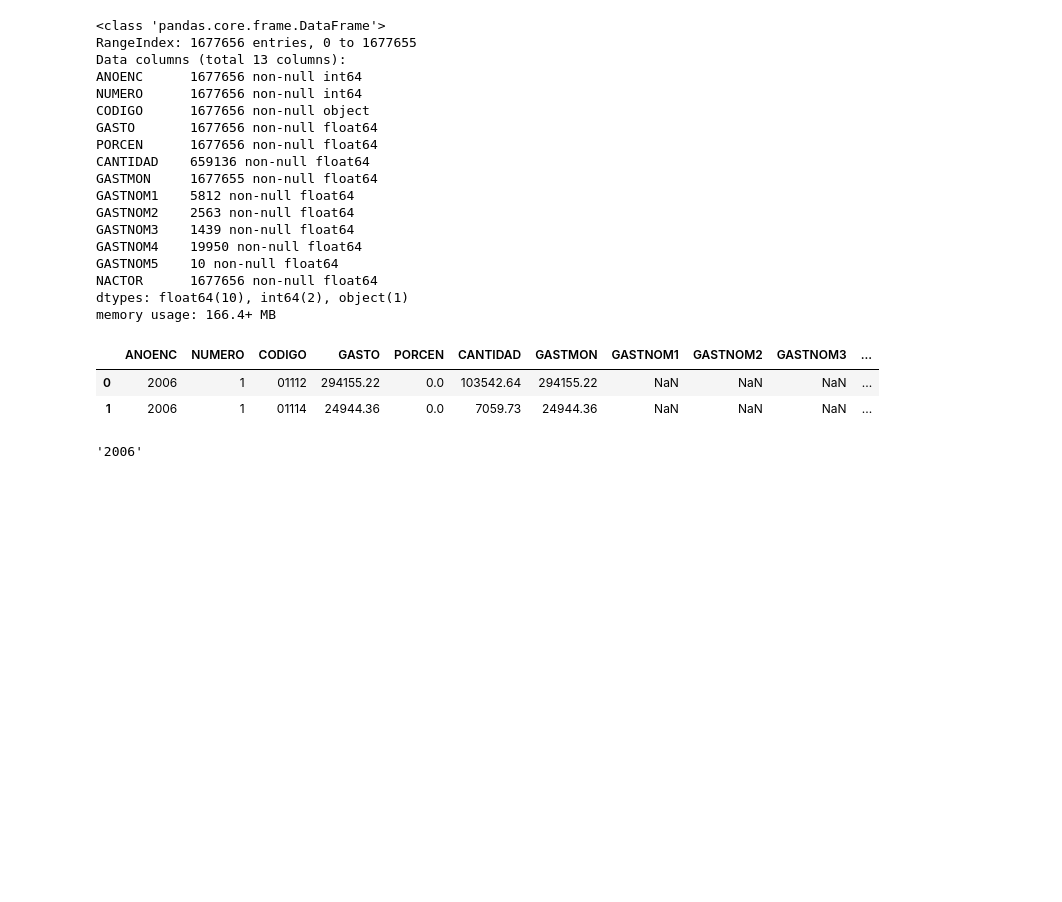
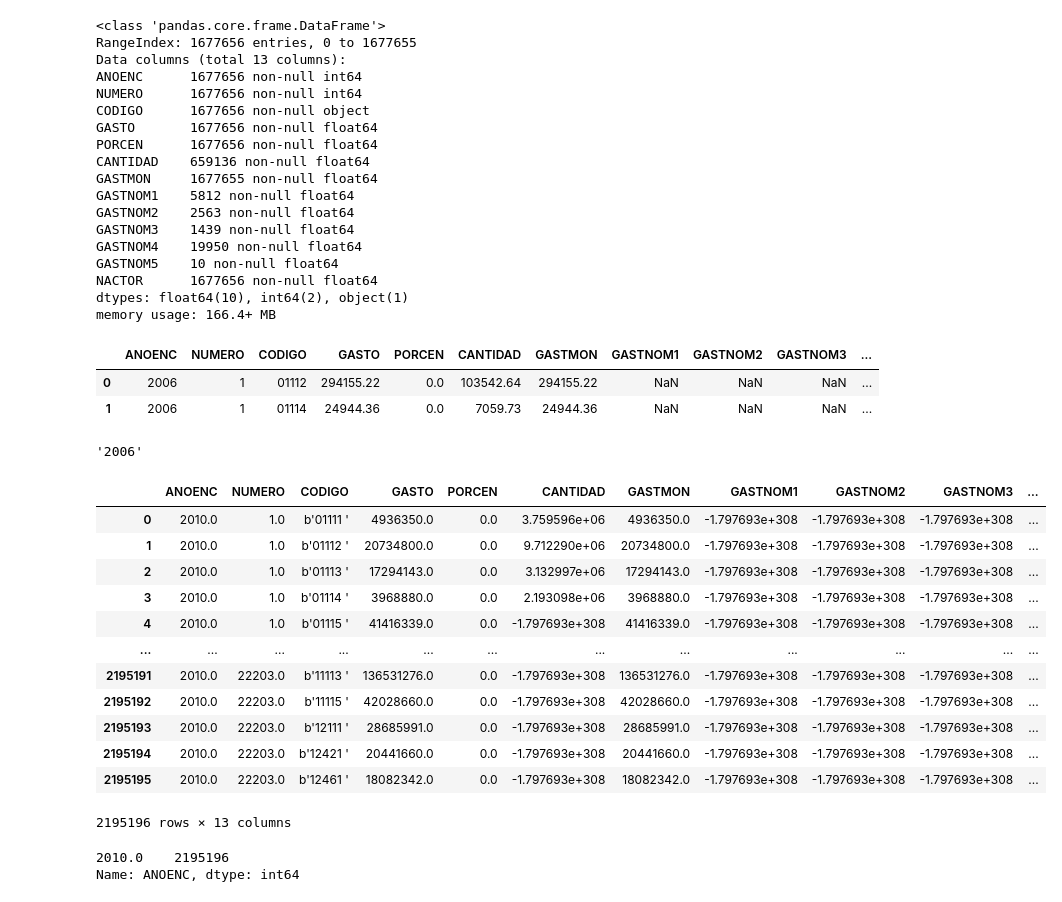
Before and after one commit to fserrey/aca-water-affordability, a Jupyter notebook: notebooks/dec_notebooks/0_load_data_test.ipynb, the cells around one changed output. Saved outputs shown, nothing was run; the diff lists cells and outputs as text; code cells hidden in the pictures; blank space fills up the shorter version.

```diff
--- a/notebooks/dec_notebooks/0_load_data_test.ipynb
+++ b/notebooks/dec_notebooks/0_load_data_test.ipynb
@@ -111,0 +123,21 @@ df.head(2)
+# %%
+df
+# %% [output]
+|  | ANOENC | NUMERO | CODIGO | GASTO | PORCEN | CANTIDAD | GASTMON | GASTNOM1 | GASTNOM2 | GASTNOM3 | ... |
+| 0 | 2010.0 | 1.0 | b'01111 ' | 4936350.0 | 0.0 | 3.759596e+06 | 4936350.0 | -1.797693e+308 | -1.797693e+308 | -1.797693e+308 | ... |
+| 1 | 2010.0 | 1.0 | b'01112 ' | 20734800.0 | 0.0 | 9.712290e+06 | 20734800.0 | -1.797693e+308 | -1.797693e+308 | -1.797693e+308 | ... |
+| 2 | 2010.0 | 1.0 | b'01113 ' | 17294143.0 | 0.0 | 3.132997e+06 | 17294143.0 | -1.797693e+308 | -1.797693e+308 | -1.797693e+308 | ... |
+| 3 | 2010.0 | 1.0 | b'01114 ' | 3968880.0 | 0.0 | 2.193098e+06 | 3968880.0 | -1.797693e+308 | -1.797693e+308 | -1.797693e+308 | ... |
+| 4 | 2010.0 | 1.0 | b'01115 ' | 41416339.0 | 0.0 | -1.797693e+308 | 41416339.0 | -1.797693e+308 | -1.797693e+308 | -1.797693e+308 | ... |
+| ... | ... | ... | ... | ... | ... | ... | ... | ... | ... | ... | ... |
+| 2195191 | 2010.0 | 22203.0 | b'11113 ' | 136531276.0 | 0.0 | -1.797693e+308 | 136531276.0 | -1.797693e+308 | -1.797693e+308 | -1.797693e+308 | ... |
+| 2195192 | 2010.0 | 22203.0 | b'11115 ' | 42028660.0 | 0.0 | -1.797693e+308 | 42028660.0 | -1.797693e+308 | -1.797693e+308 | -1.797693e+308 | ... |
+| 2195193 | 2010.0 | 22203.0 | b'12111 ' | 28685991.0 | 0.0 | -1.797693e+308 | 28685991.0 | -1.797693e+308 | -1.797693e+308 | -1.797693e+308 | ... |
+| 2195194 | 2010.0 | 22203.0 | b'12421 ' | 20441660.0 | 0.0 | -1.797693e+308 | 20441660.0 | -1.797693e+308 | -1.797693e+308 | -1.797693e+308 | ... |
+| 2195195 | 2010.0 | 22203.0 | b'12461 ' | 18082342.0 | 0.0 | -1.797693e+308 | 18082342.0 | -1.797693e+308 | -1.797693e+308 | -1.797693e+308 | ... |
+2195196 rows × 13 columns
+# %%
+df.ANOENC.value_counts()
+# %% [output]
+2010.0    2195196
+Name: ANOENC, dtype: int64
```
Also changed, not shown: parts of 4 cells of this notebook, 4 other files.
